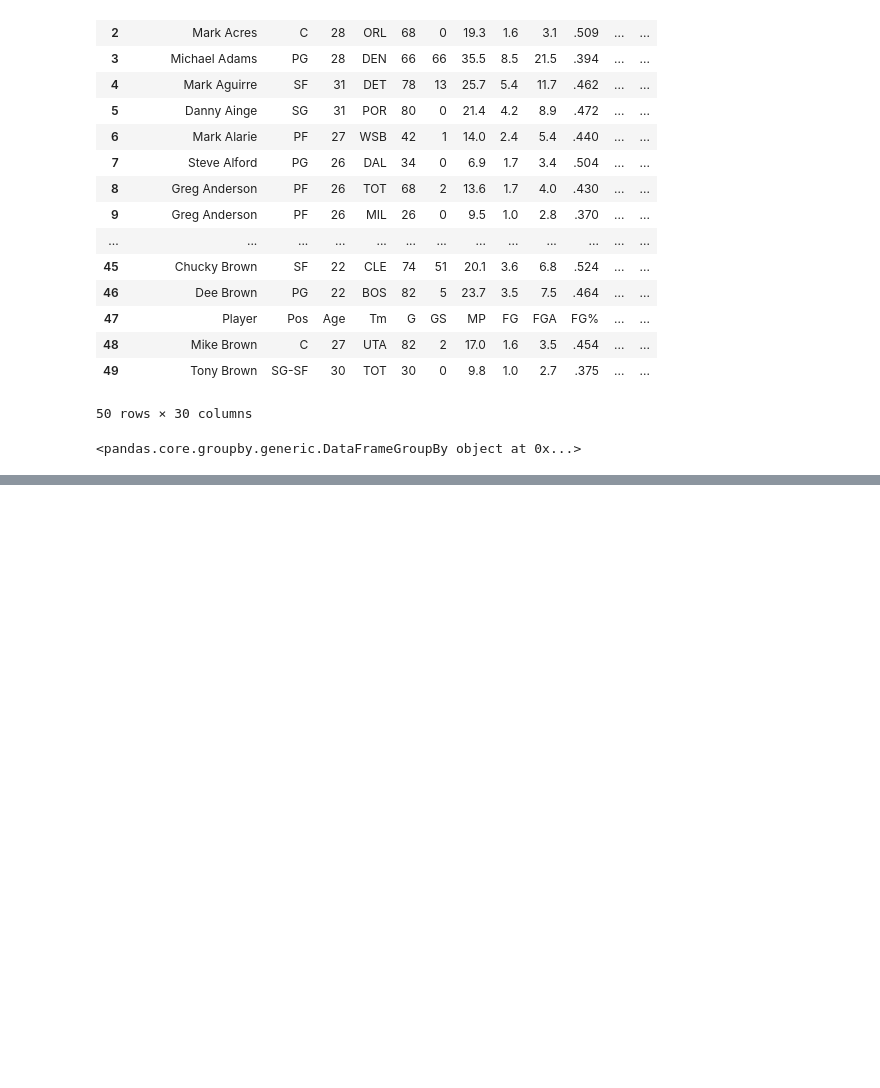
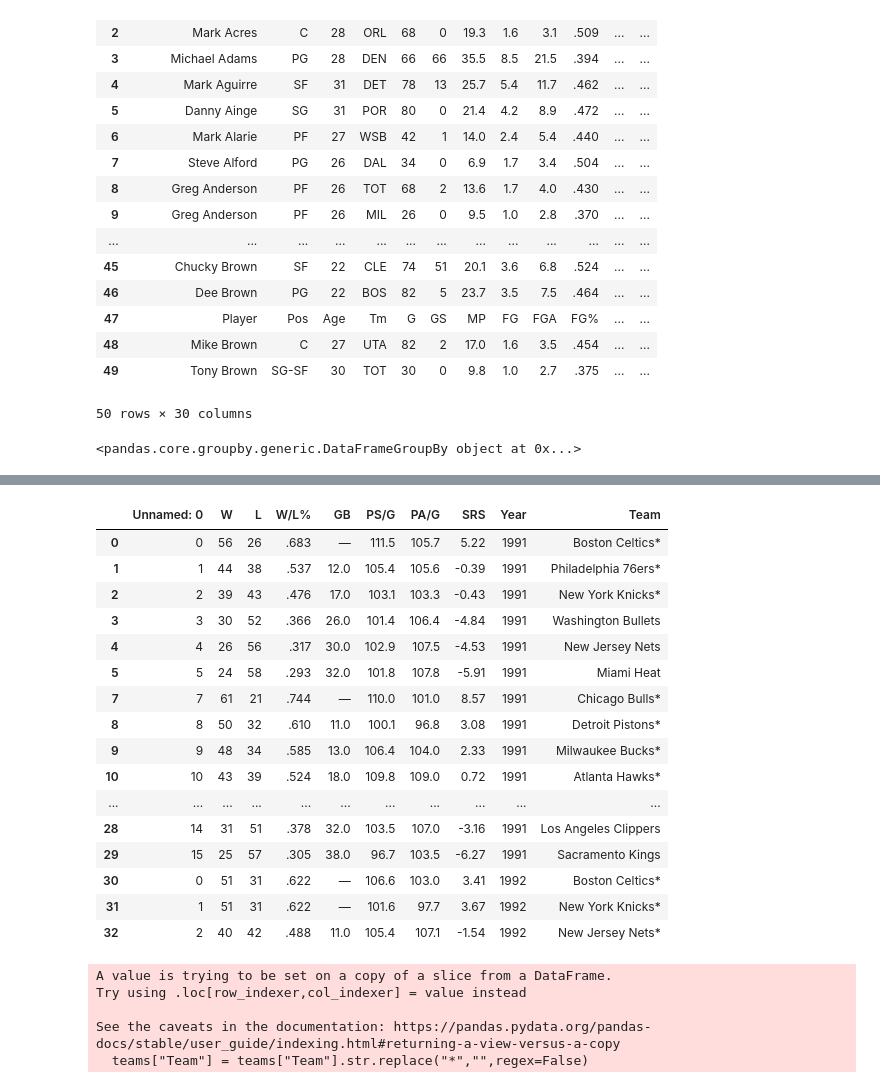
Before and after one commit to oribar1/MVP_Prediction, a Jupyter notebook: MVP_Clean.ipynb, the cells around one changed output, grey strips where cells are left out. Cells and saved outputs as stored; diff of their text form; code cells hidden in the pictures; blank space fills up the shorter version.

```diff
--- a/MVP_Clean.ipynb
+++ b/MVP_Clean.ipynb
@@ -51,0 +108,30 @@ def single_row(df):
+# %%
+teams = teams[~teams["W"].str.contains("Division")]
+# %%
+teams.head(30)
+# %% [output]
+|  | Unnamed: 0 | W | L | W/L% | GB | PS/G | PA/G | SRS | Year | Team |
+| 0 | 0 | 56 | 26 | .683 | — | 111.5 | 105.7 | 5.22 | 1991 | Boston Celtics* |
+| 1 | 1 | 44 | 38 | .537 | 12.0 | 105.4 | 105.6 | -0.39 | 1991 | Philadelphia 76ers* |
+| 2 | 2 | 39 | 43 | .476 | 17.0 | 103.1 | 103.3 | -0.43 | 1991 | New York Knicks* |
+| 3 | 3 | 30 | 52 | .366 | 26.0 | 101.4 | 106.4 | -4.84 | 1991 | Washington Bullets |
+| 4 | 4 | 26 | 56 | .317 | 30.0 | 102.9 | 107.5 | -4.53 | 1991 | New Jersey Nets |
+| 5 | 5 | 24 | 58 | .293 | 32.0 | 101.8 | 107.8 | -5.91 | 1991 | Miami Heat |
+| 7 | 7 | 61 | 21 | .744 | — | 110.0 | 101.0 | 8.57 | 1991 | Chicago Bulls* |
+| 8 | 8 | 50 | 32 | .610 | 11.0 | 100.1 | 96.8 | 3.08 | 1991 | Detroit Pistons* |
+| 9 | 9 | 48 | 34 | .585 | 13.0 | 106.4 | 104.0 | 2.33 | 1991 | Milwaukee Bucks* |
+| 10 | 10 | 43 | 39 | .524 | 18.0 | 109.8 | 109.0 | 0.72 | 1991 | Atlanta Hawks* |
+| ... | ... | ... | ... | ... | ... | ... | ... | ... | ... | ... |
+| 28 | 14 | 31 | 51 | .378 | 32.0 | 103.5 | 107.0 | -3.16 | 1991 | Los Angeles Clippers |
+| 29 | 15 | 25 | 57 | .305 | 38.0 | 96.7 | 103.5 | -6.27 | 1991 | Sacramento Kings |
+| 30 | 0 | 51 | 31 | .622 | — | 106.6 | 103.0 | 3.41 | 1992 | Boston Celtics* |
+| 31 | 1 | 51 | 31 | .622 | — | 101.6 | 97.7 | 3.67 | 1992 | New York Knicks* |
+| 32 | 2 | 40 | 42 | .488 | 11.0 | 105.4 | 107.1 | -1.54 | 1992 | New Jersey Nets* |
+# %%
+teams["Team"] = teams["Team"].str.replace("*","",regex=False)
+# %% [output]
+A value is trying to be set on a copy of a slice from a DataFrame.
+Try using .loc[row_indexer,col_indexer] = value instead
+
+See the caveats in the documentation: https://pandas.pydata.org/pandas-docs/stable/user_guide/indexing.html#returning-a-view-versus-a-copy
+  teams["Team"] = teams["Team"].str.replace("*","",regex=False)
```
Also changed, not shown: parts of 25 cells of this notebook.
